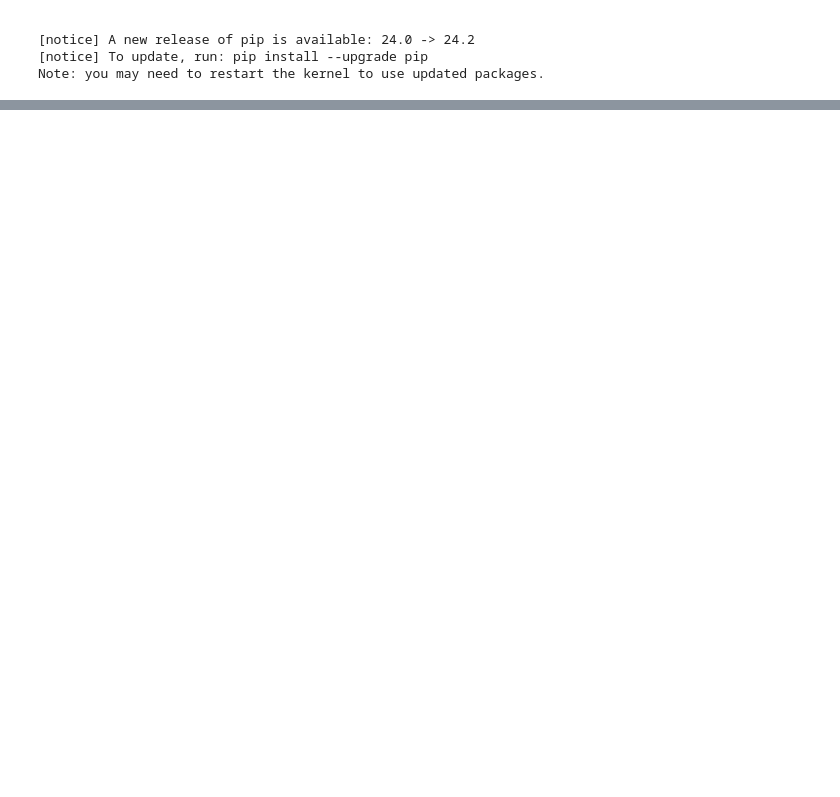
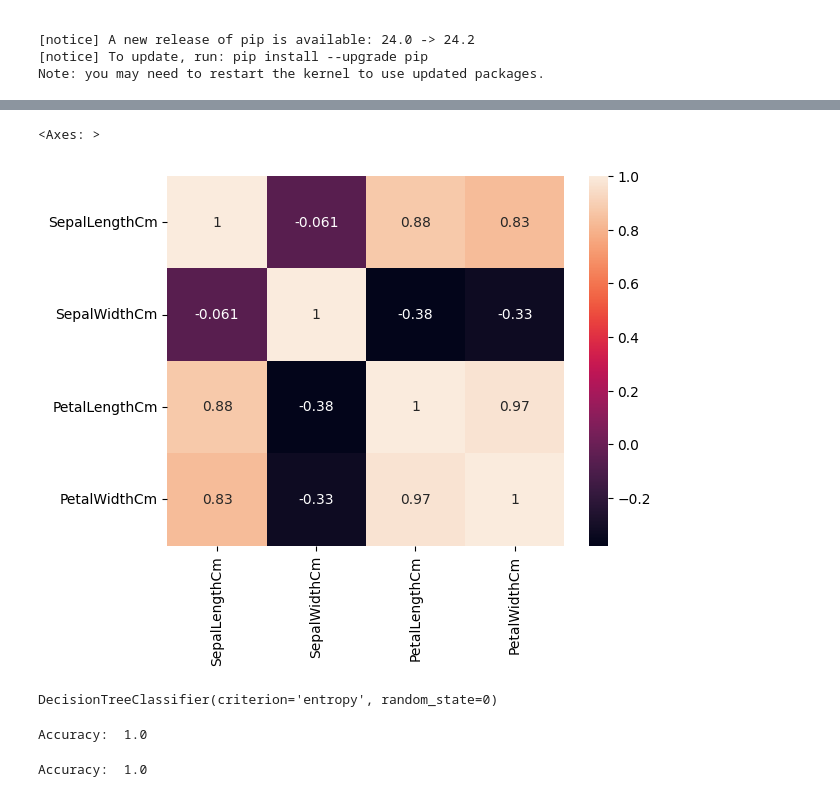
Before and after one commit to s4lmaaa/Iris-app..., a Jupyter notebook: model_training.ipynb, the cells around one changed output, grey strips where cells are left out. Drawn from its saved outputs; the diff is of its cells as text; code cells hidden in the pictures; blank space fills up the shorter version.

Commit message:
Updated model model_training

```diff
--- a/model_training.ipynb
+++ b/model_training.ipynb
@@ -46,3 +69,6 @@ import matplotlib.pyplot as plt
 import seaborn as sns
 import warnings
 warnings.filterwarnings('ignore')
+# %%
+df = pd.read_csv('Iris 2.csv')
+df.head()
@@ -48,0 +108,6 @@ warnings.filterwarnings('ignore')
+# %%
+from sklearn.model_selection import train_test_split
+from copy import deepcopy
+
+df1 = deepcopy(df)
+df1.head()
@@ -48,0 +121,6 @@ warnings.filterwarnings('ignore')
+# %%
+X = df1.drop(['Id', 'Species'],axis=1)
+y = df1['Species']
+
+X_train, X_test, y_train, y_test = train_test_split(X, y, test_size=0.2,
+                                                    random_state=0)
@@ -48,0 +141,20 @@ warnings.filterwarnings('ignore')
+# %%
+sns.heatmap(X_train.corr(),annot=True)
+# %% [output]
+<Axes: >
+[figure, added]
+# %%
+dtc = DecisionTreeClassifier(criterion='entropy',random_state=0)
+dtc.fit(X_train,y_train)
+# %% [output]
+DecisionTreeClassifier(criterion='entropy', random_state=0)
+# %%
+dtc_score_train = dtc.score(X_test,y_test)
+print('Accuracy: ', dtc_score_train)
+# %% [output]
+Accuracy:  1.0
+# %%
+dtc_score_test = dtc.score(X_test,y_test)
+print('Accuracy: ', dtc_score_test)
+# %% [output]
+Accuracy:  1.0
```
Also changed, not shown: parts of 11 cells of this notebook, 1 other file.
